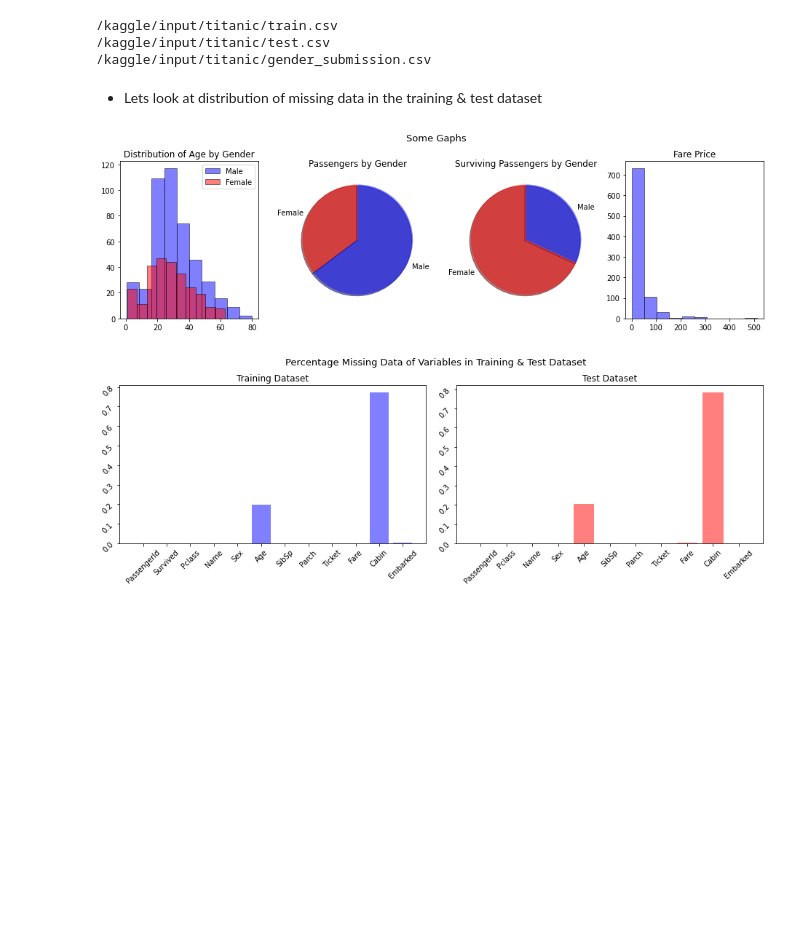
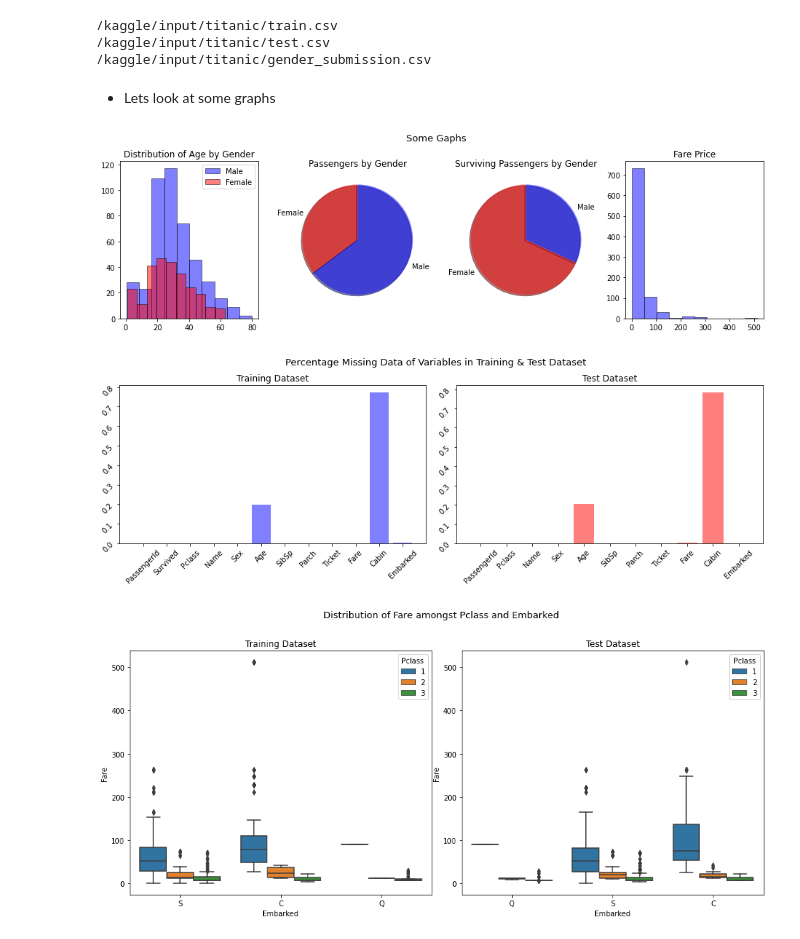
Before and after one commit to lilab001/ML-Toolkit, a Jupyter notebook: survived-ex.ipynb, the cells around one changed output. Drawn from its saved outputs; the diff is of its cells as text; code cells hidden in the pictures; blank space fills up the shorter version.

Commit message:
Kaggle Notebook | Survived Ex | Version 10

```diff
--- a/survived-ex.ipynb
+++ b/survived-ex.ipynb
@@ -2,6 +2,7 @@
 import numpy as np
 import pandas as pd
 import matplotlib.pyplot as plt
+import seaborn as sns
 
 import os
 for dirname, _, filenames in os.walk('/kaggle/input'):
@@ -10,18 +11,23 @@ for dirname, _, filenames in os.walk('/kaggle/input'):
 
 train_df = pd.read_csv('/kaggle/input/titanic/train.csv')
 test_df = pd.read_csv('/kaggle/input/titanic/test.csv')
-
-train_df['Sex'] = train_df['Sex'].replace({'male':'Male' , 'female': 'Female'})
-test_df['Sex'] = test_df['Sex'].replace({'male':'Male' , 'female': 'Female'})
 # %% [output]
 /kaggle/input/titanic/train.csv
 /kaggle/input/titanic/test.csv
 /kaggle/input/titanic/gender_submission.csv
-# %% [markdown]
-* Lets look at distribution of missing data in the training & test dataset
+# %% [markdown]
+* Lets look at some graphs
 # %%
 train_df['Sex'] = train_df['Sex'].replace({'male':'Male' , 'female': 'Female'})
 test_df['Sex'] = test_df['Sex'].replace({'male':'Male' , 'female': 'Female'})
+
+
+train_missing = train_df.isnull().sum()/train_df.shape[0]
+test_missing = test_df.isnull().sum()/test_df.shape[0]
+
+train_gender = pd.DataFrame(train_df.groupby("Sex", as_index = False).size())
+train_survived_by_gender = pd.DataFrame(train_df.groupby("Sex")["Survived"].sum()).reset_index()
+
 
 #######################################################################################################################################################
 
@@ -44,35 +50,46 @@ ax3.pie(train_survived_by_gender["Survived"] , labels = train_survived_by_gender
 ax3.set_title('Surviving Passengers by Gender' );
 
 ax4.hist(train_df['Fare'], color = 'blue', alpha = .5 , edgecolor = 'black')
 ax4.set_title('Fare Price')
 
 plt.subplots_adjust(top=0.85)
 plt.show()
 
 ########################################################################################################################################################
 
 
-train_missing = train_df.isnull().sum()/train_df.shape[0]
-test_missing = test_df.isnull().sum()/test_df.shape[0]
-
 
 fig, (ax1, ax2) = plt.subplots(1, 2 , figsize = (13, 4))
 fig.suptitle('Percentage Missing Data of Variables in Training & Test Dataset' , fontsize = 13)
 fig.tight_layout(h_pad = 15)
 
 ax1.bar(train_missing.index, train_missing, color = 'blue', alpha = .5);
 ax1.set_title('Training Dataset' );
 ax1.tick_params( rotation = 45 );
 
 ax2.bar(test_missing.index, test_missing , color = 'red' , alpha = .5);
 ax2.set_title('Test Dataset' );
 ax2.tick_params( rotation = 45 );
 
 plt.subplots_adjust(top=0.85)
 plt.show()
 
-train_gender = pd.DataFrame(train_df.groupby("Sex", as_index = False).size())
-train_survived_by_gender = pd.DataFrame(train_df.groupby("Sex")["Survived"].sum()).reset_index()
+############################################################################################################
+
+
+fig, (ax1, ax2) = plt.subplots(1, 2 , figsize = (13, 6))
+fig.suptitle('Distribution of Fare amongst Pclass and Embarked' , fontsize = 13)
+fig.tight_layout(h_pad = 15)
+
+sns.boxplot( x = "Embarked" , y = "Fare" , hue = "Pclass" , data = train_df , ax = ax1   )
+ax1.set_title('Training Dataset' );
+
+sns.boxplot( x = "Embarked" , y = "Fare" , hue = "Pclass" , data = test_df , ax = ax2)
+ax2.set_title('Test Dataset' );
+
+plt.subplots_adjust(top=0.85)
+plt.show()
 # %% [output]
 [figure]
 [figure]
+[figure, added]
```
